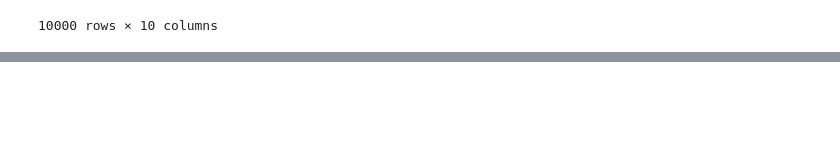
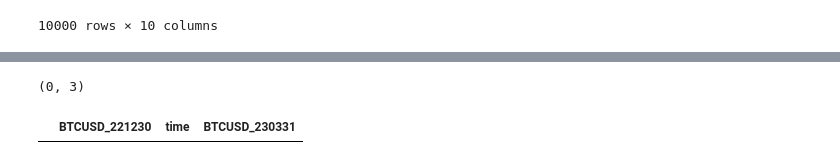
Before and after one commit to galaxy-sk/qpt_stress_test, a Jupyter notebook: notepads/historic_price_info.ipynb, the cells around one changed output, grey strips where cells are left out. Cells and saved outputs as stored; diff of their text form; code cells hidden in the pictures; blank space fills up the shorter version.

```diff
--- a/notepads/historic_price_info.ipynb
+++ b/notepads/historic_price_info.ipynb
@@ -96,0 +230,9 @@ display(contracts_df)
+# %%
+start_dt = pymd.ChicagoTimeZone.localize(dt.datetime(year=2022, month=1, day=1, hour=0, minute=0))
+end_dt = pymd.ChicagoTimeZone.localize(dt.datetime(year=2022, month=1, day=10, hour=0, minute=0))
+# df = pymd.data_access.coinmetrics_reference_rate(['BTC'], start_dt, end_dt, '1 day', 'open')
+# print(pymd.data_access._endpoint2table)
+df = pymd.data_access.future_mark_prices('BINE', ['BTCUSD_221230', 'BTCUSD_230331'], start_dt, end_dt) #, sampling_timeframe='1 day', aggregation_function='close')
+print(df.shape)
+display(df)
+# %% [output]
@@ -96,0 +240,2 @@ display(contracts_df)
+(0, 3)
+|  | BTCUSD_221230 | time | BTCUSD_230331 |
```
Also changed, not shown: parts of 13 cells of this notebook, 11 other files.
